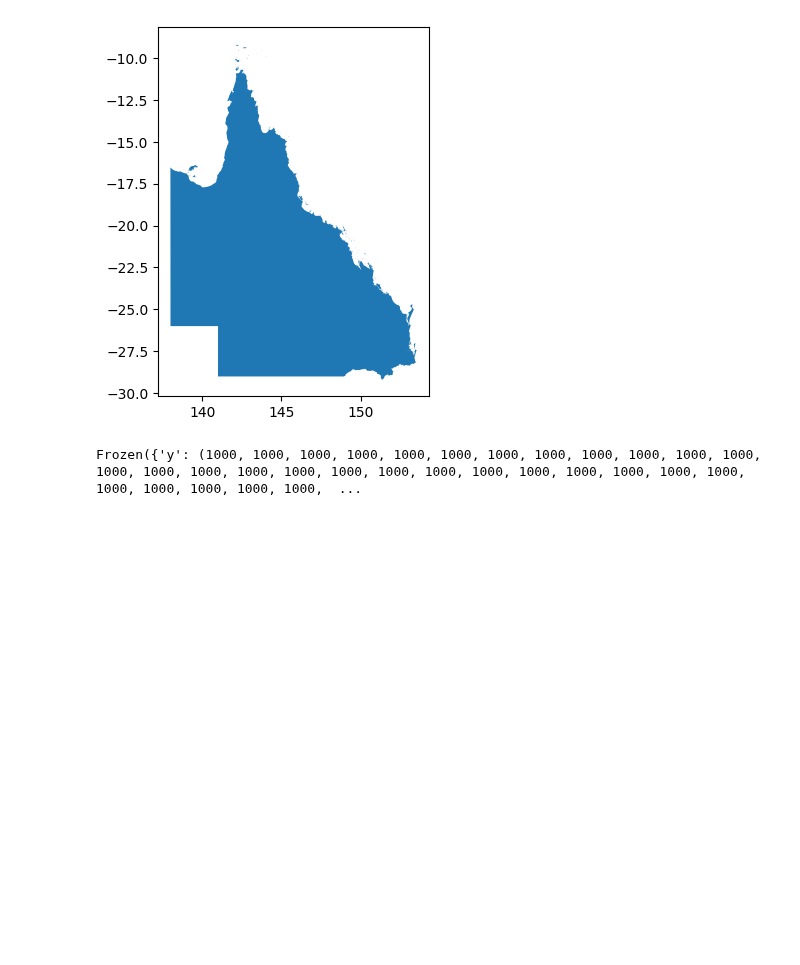
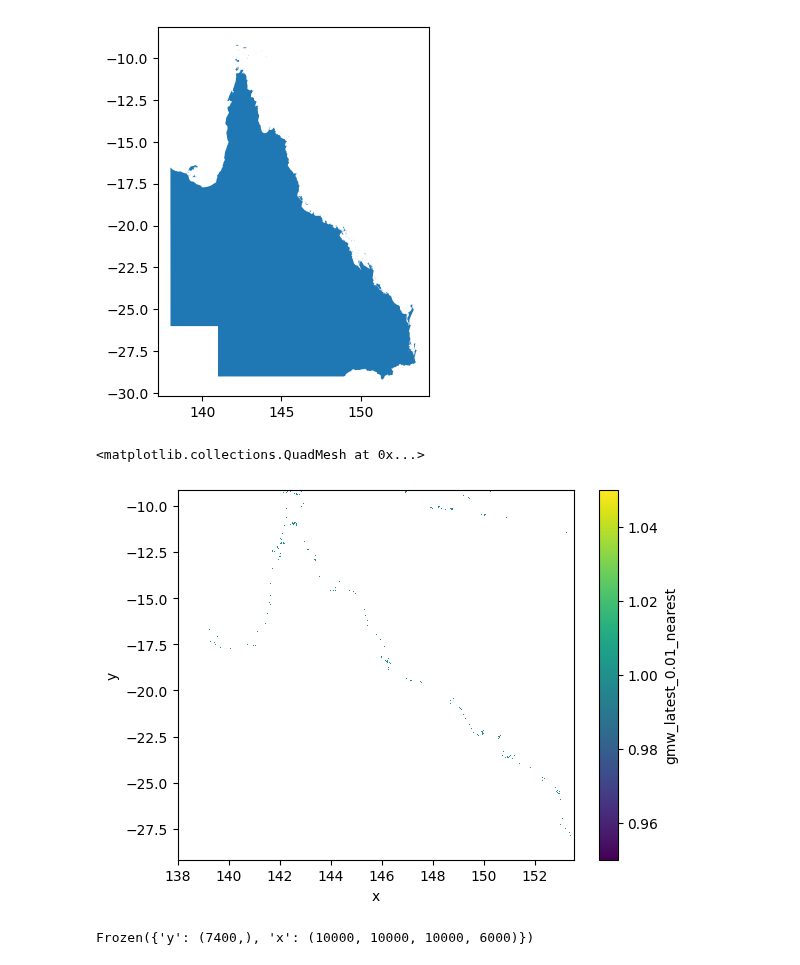
Before and after one commit to SustainableDevelopmentReform/csdr-cloud-spatial, a Jupyter notebook: datasets/global-mangrove-watch-annual-extent/notebook.ipynb, the cells around one changed output. Drawn from its saved outputs; the diff is of its cells as text; code cells hidden in the pictures; blank space fills up the shorter version.

Commit message:
Example working - with 0.01 degree grid

```diff
--- a/datasets/global-mangrove-watch-annual-extent/notebook.ipynb
+++ b/datasets/global-mangrove-watch-annual-extent/notebook.ipynb
@@ -43,6 +34,18 @@ with zipfile.ZipFile(gmw_local_zip, "r") as zip_ref:
     zip_ref.extractall(gmw_local_dir)
 # %% [output]
 Unzipping in/gmw_latest.zip to in/gmw_latest
+# %%
+# Using GDAL, warp all geotiffs in the gmw_local_dir to 0.01 degree resolution
+
+gmw_tifs = [f for f in os.listdir(gmw_local_dir) if f.endswith(".tif")]
+
+if not os.path.exists(gmw_local_dir_0_01):
+    os.makedirs(gmw_local_dir_0_01, exist_ok=True)
+
+# Print progress while transforing
+for i, f in enumerate(gmw_tifs):
+    print(f"Transforming {f} ({i+1}/{len(gmw_tifs)})")
+    os.system(f"gdalwarp -t_srs EPSG:4326 -tr 0.01 0.01 -r nearest {gmw_local_dir}/{f} {gmw_local_dir_0_01}/{f}")
 # %%
 # Build VRT
 print("Building VRT...")
@@ -83,7 +59,7 @@ Process Dask Worker process (from Nanny):
 # %%
 # Read in zarr
 print("Read in zarr")
-gmw = xr.open_zarr(f"{gmw_local_dir}.zarr")
+gmw = xr.open_zarr(f"{gmw_local_dir_0_01}.zarr")
 
 # rename X and y to x and y (otherwise we hit some bug in xvec)
 gmw = gmw.rename({"X": "x", "Y": "y"})
@@ -158,12 +118,25 @@ asgs_ste_gdf
 | 8 | 9 | Other Territories | 0 | No change | AUS | Australia | 2.557420e+02 | http://linked.data.gov.au/dataset... | ... |
 # %%
 # Plot Queensland
-asgs_ste_gdf.iloc[[2]].plot()
+qld_region = asgs_ste_gdf.iloc[[2]]
+qld_region.plot()
 # %% [output]
 <Axes: >
 [figure]
-# %%
-gmw.chunks
-# %% [output]
-Frozen({'y': (1000, 1000, 1000, 1000, 1000, 1000, 1000, 1000, 1000, 1000, 1000, 1000, 1000, 1000, 1000, 1000, 1000, 1000, 1000, 1000, 1000, 1000, 1000, 1000, 1000, 1000, 1000, 1000, 1000, 1000, 1000,  ...
+# %%
+# Take bounds of qld_region and plot
+qld_bounds = qld_region.bounds
+
+qld_subset = gmw["gmw_latest_0.01_nearest"].sel(x=slice(qld_bounds.minx.values[0], qld_bounds.maxx.values[0]), y=slice(qld_bounds.maxy.values[0], qld_bounds.miny.values[0]))
+
+qld_subset.plot()
+# %% [output]
+<matplotlib.collections.QuadMesh at 0x...>
+[figure, added]
+# %%
+# Look at chunks in zarr file
+
+gmw.chunks
+# %% [output]
+Frozen({'y': (7400,), 'x': (10000, 10000, 10000, 6000)})
 # %%
```
Also changed, not shown: parts of 15 cells of this notebook.
